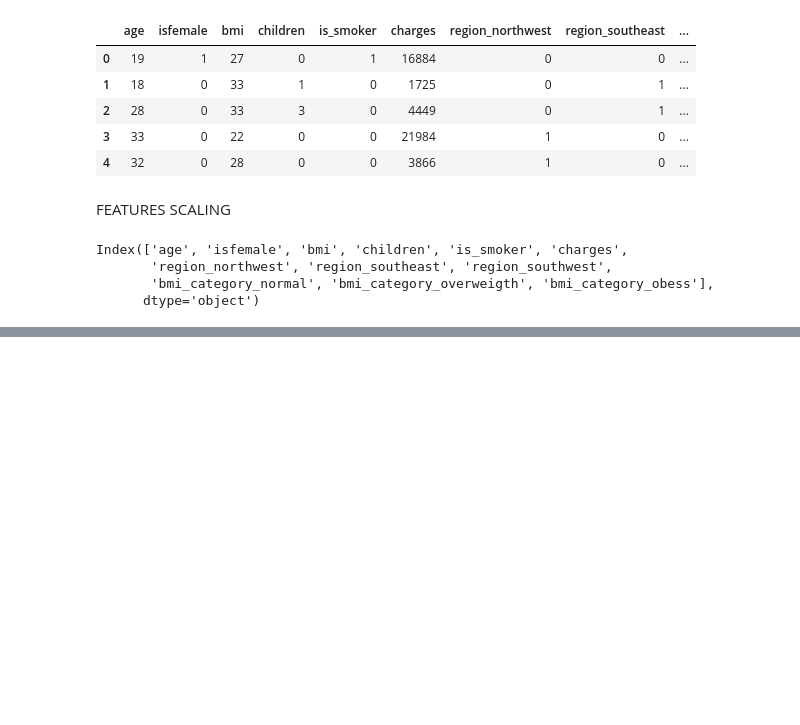
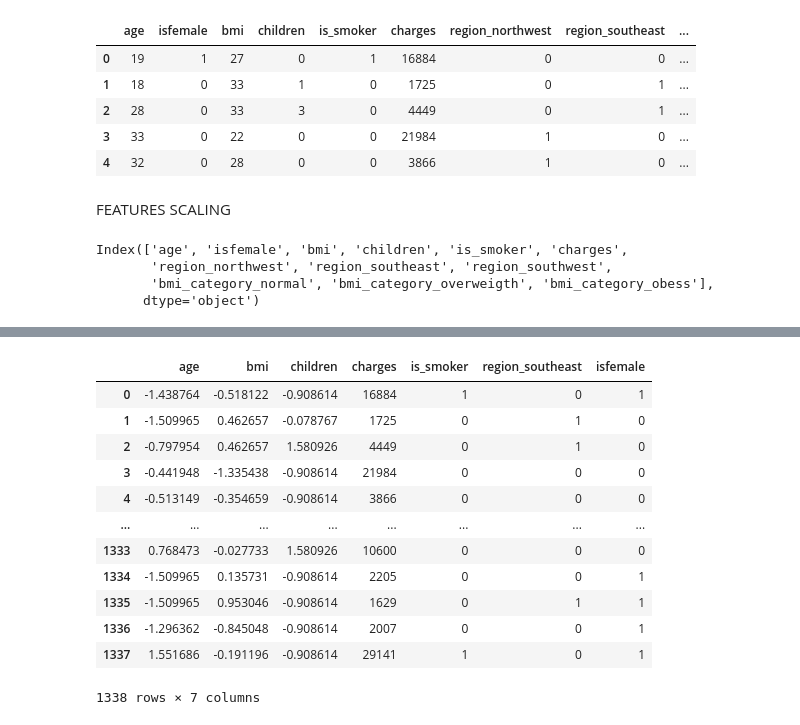
Before and after one commit to YashBora21/Machine-Learning, a Jupyter notebook: EDA/Isurance_Project.ipynb, the cells around one changed output, grey strips where cells are left out. Saved outputs shown, nothing was run; the diff lists cells and outputs as text; code cells hidden in the pictures; blank space fills up the shorter version.

```diff
--- a/EDA/1.ipynb
+++ b/EDA/Isurance_Project.ipynb
@@ -256,0 +290,6 @@ df_cleaned2.head()
+# %%
+cat_features=[ 'isfemale',  'is_smoker',
+ 'region_northwest', 'region_southeast', 'region_southwest',
+ 'bmi_category_normal', 'bmi_category_overweigth', 'bmi_category_obess']
+#has charges is continous variables convert it into categorical by using bins
+df_cleaned2['charges_bin'] = pd.qcut(df_cleaned2['charges'], q=4, labels=['Q1', 'Q2', 'Q3', 'Q4'])
@@ -256,0 +322,17 @@ df_cleaned2.head()
+# %%
+final_df=df_cleaned2[['age','bmi','children','charges','is_smoker','bmi_category_obess','region_southeast', 'isfemale']]
+final_df
+# %% [output]
+|  | age | bmi | children | charges | is_smoker | region_southeast | isfemale |
+| 0 | -1.438764 | -0.518122 | -0.908614 | 16884 | 1 | 0 | 1 |
+| 1 | -1.509965 | 0.462657 | -0.078767 | 1725 | 0 | 1 | 0 |
+| 2 | -0.797954 | 0.462657 | 1.580926 | 4449 | 0 | 1 | 0 |
+| 3 | -0.441948 | -1.335438 | -0.908614 | 21984 | 0 | 0 | 0 |
+| 4 | -0.513149 | -0.354659 | -0.908614 | 3866 | 0 | 0 | 0 |
+| ... | ... | ... | ... | ... | ... | ... | ... |
+| 1333 | 0.768473 | -0.027733 | 1.580926 | 10600 | 0 | 0 | 0 |
+| 1334 | -1.509965 | 0.135731 | -0.908614 | 2205 | 0 | 0 | 1 |
+| 1335 | -1.509965 | 0.953046 | -0.908614 | 1629 | 0 | 1 | 1 |
+| 1336 | -1.296362 | -0.845048 | -0.908614 | 2007 | 0 | 0 | 1 |
+| 1337 | 1.551686 | -0.191196 | -0.908614 | 29141 | 1 | 0 | 1 |
+1338 rows × 7 columns
```
Also changed, not shown: parts of 7 cells of this notebook, 1 other file.
